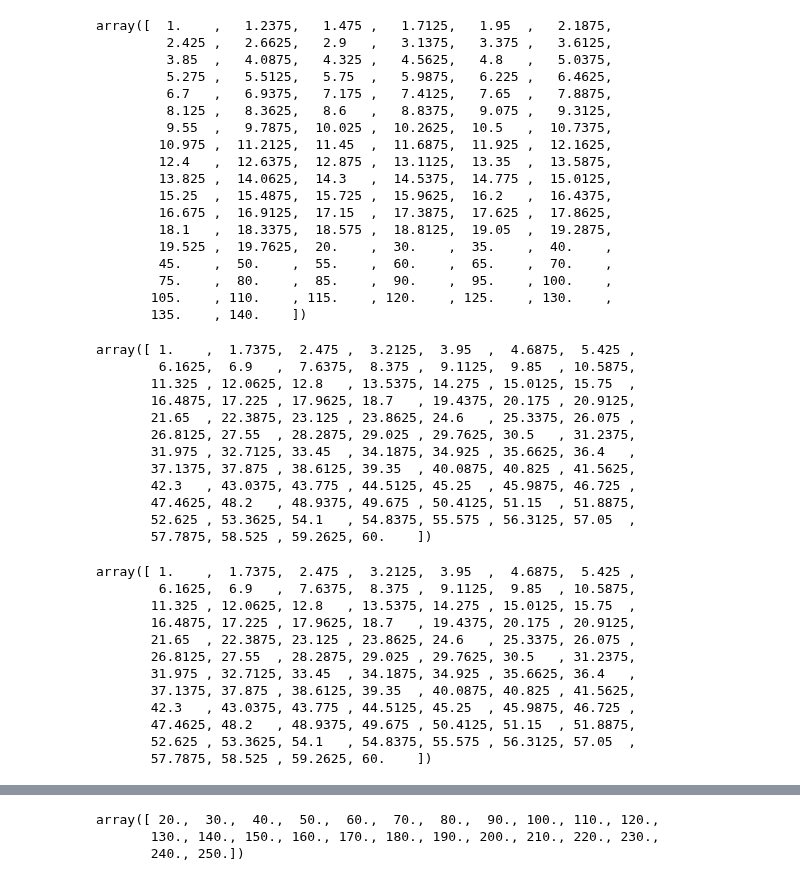
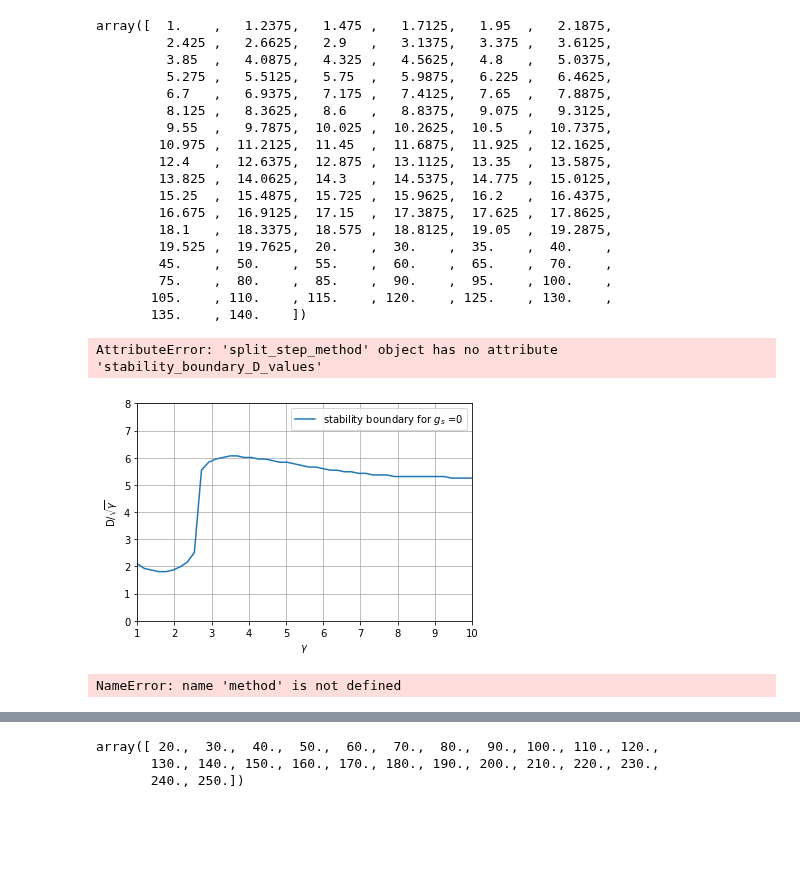
Before and after one commit to DavidStrachan1/BEC-of-dipolar-atoms-simulations, a Jupyter notebook: BEC project.ipynb, the cells around one changed output, grey strips where cells are left out. Drawn from its saved outputs; the diff is of its cells as text; code cells hidden in the pictures; blank space fills up the shorter version.

```diff
--- a/BEC project.ipynb
+++ b/BEC project.ipynb
@@ -1247,45 +1270,25 @@ array([  1.    ,   1.2375,   1.475 ,   1.7125,   1.95  ,   2.1875,
         75.    ,  80.    ,  85.    ,  90.    ,  95.    , 100.    ,
        105.    , 110.    , 115.    , 120.    , 125.    , 130.    ,
        135.    , 140.    ])
+# %%
+method.stability_boundary_D_values
+# %% [output]
+AttributeError: 'split_step_method' object has no attribute 'stability_boundary_D_values'
 # %%
-#gamma_values =
-method.stability_boundary_gamma_values
-# D_values = method.stability_boundary_D_values
+boundary_D_values = method.stability_boundary_D_values
+boundary_gamma_values = method.gammas
+plt.plot(boundary_gamma_values,boundary_D_values,label= 'stability boundary for $g_{s}$ ='+str(0))
+plt.xlabel('$\gamma$')
+plt.ylabel('D/'+'$\sqrt{\gamma}$')
+plt.grid()
+plt.legend()
+plt.ylim(0,8)
+plt.xlim(1,10)
 
-# plt.plot(gamma_values,D_values,label= 'stability boundary for $g_{s}$ ='+str(0))
-# plt.xlabel('$\gamma$')
-# plt.ylabel('D/'+'$\sqrt{\gamma}$')
-# plt.grid()
-# plt.legend()
-# plt.ylim(0,8)
-# plt.xlim(method.gamma_range_start_purely_dipolar_stability,method.gamma_range_end_purely_dipolar_stability_high_gamma)
-
-# plt.show() ##plots the stability boundary for D against gamma
+plt.show() ##plots the stability boundary for D against gamma
 # %% [output]
-array([ 1.    ,  1.7375,  2.475 ,  3.2125,  3.95  ,  4.6875,  5.425 ,
-        6.1625,  6.9   ,  7.6375,  8.375 ,  9.1125,  9.85  , 10.5875,
-       11.325 , 12.0625, 12.8   , 13.5375, 14.275 , 15.0125, 15.75  ,
-       16.4875, 17.225 , 17.9625, 18.7   , 19.4375, 20.175 , 20.9125,
-       21.65  , 22.3875, 23.125 , 23.8625, 24.6   , 25.3375, 26.075 ,
-       26.8125, 27.55  , 28.2875, 29.025 , 29.7625, 30.5   , 31.2375,
-       31.975 , 32.7125, 33.45  , 34.1875, 34.925 , 35.6625, 36.4   ,
-       37.1375, 37.875 , 38.6125, 39.35  , 40.0875, 40.825 , 41.5625,
-       42.3   , 43.0375, 43.775 , 44.5125, 45.25  , 45.9875, 46.725 ,
-       47.4625, 48.2   , 48.9375, 49.675 , 50.4125, 51.15  , 51.8875,
-       52.625 , 53.3625, 54.1   , 54.8375, 55.575 , 56.3125, 57.05  ,
-       57.7875, 58.525 , 59.2625, 60.    ])
+[figure, added]
 # %%
-method.gammas
+method.p_max_dipolar
 # %% [output]
-array([ 1.    ,  1.7375,  2.475 ,  3.2125,  3.95  ,  4.6875,  5.425 ,
-        6.1625,  6.9   ,  7.6375,  8.375 ,  9.1125,  9.85  , 10.5875,
-       11.325 , 12.0625, 12.8   , 13.5375, 14.275 , 15.0125, 15.75  ,
-       16.4875, 17.225 , 17.9625, 18.7   , 19.4375, 20.175 , 20.9125,
-       21.65  , 22.3875, 23.125 , 23.8625, 24.6   , 25.3375, 26.075 ,
-       26.8125, 27.55  , 28.2875, 29.025 , 29.7625, 30.5   , 31.2375,
-       31.975 , 32.7125, 33.45  , 34.1875, 34.925 , 35.6625, 36.4   ,
-       37.1375, 37.875 , 38.6125, 39.35  , 40.0875, 40.825 , 41.5625,
-       42.3   , 43.0375, 43.775 , 44.5125, 45.25  , 45.9875, 46.725 ,
-       47.4625, 48.2   , 48.9375, 49.675 , 50.4125, 51.15  , 51.8875,
-       52.625 , 53.3625, 54.1   , 54.8375, 55.575 , 56.3125, 57.05  ,
-       57.7875, 58.525 , 59.2625, 60.    ])
+NameError: name 'method' is not defined
```
Also changed, not shown: parts of 8 cells of this notebook.
